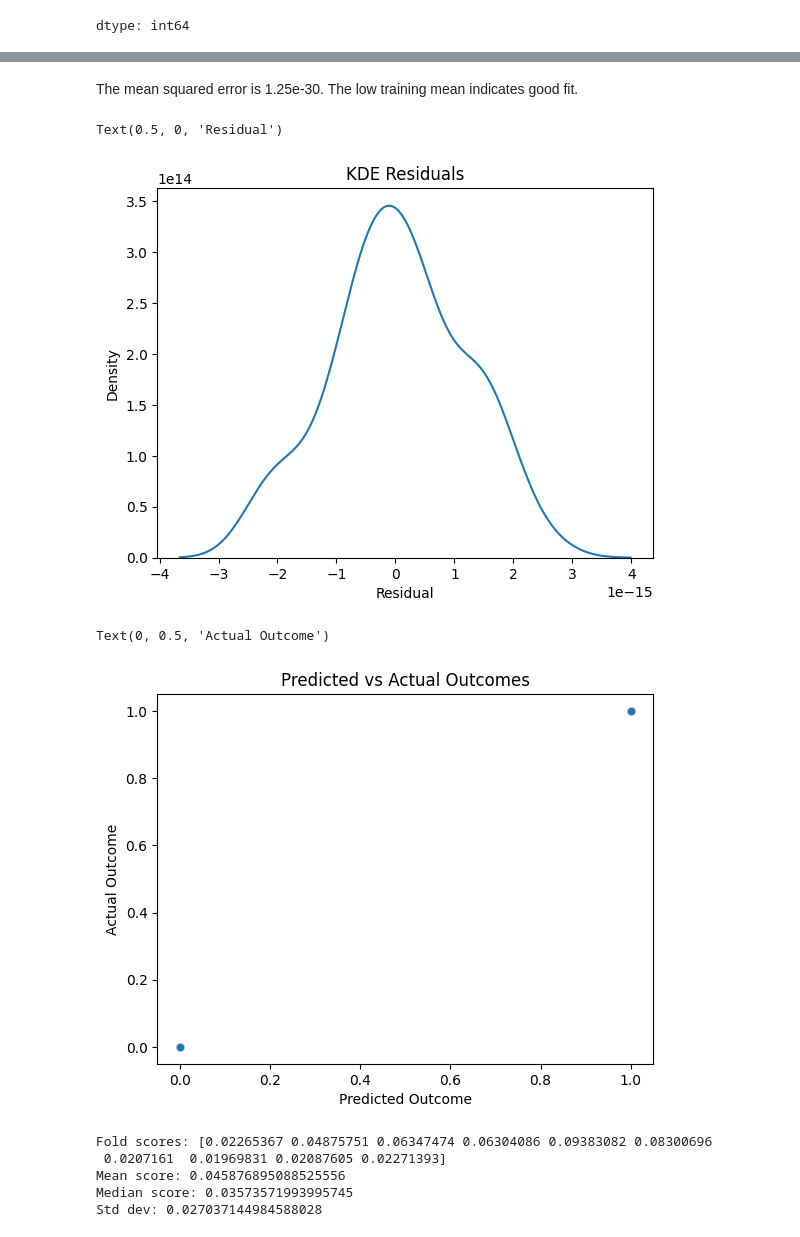
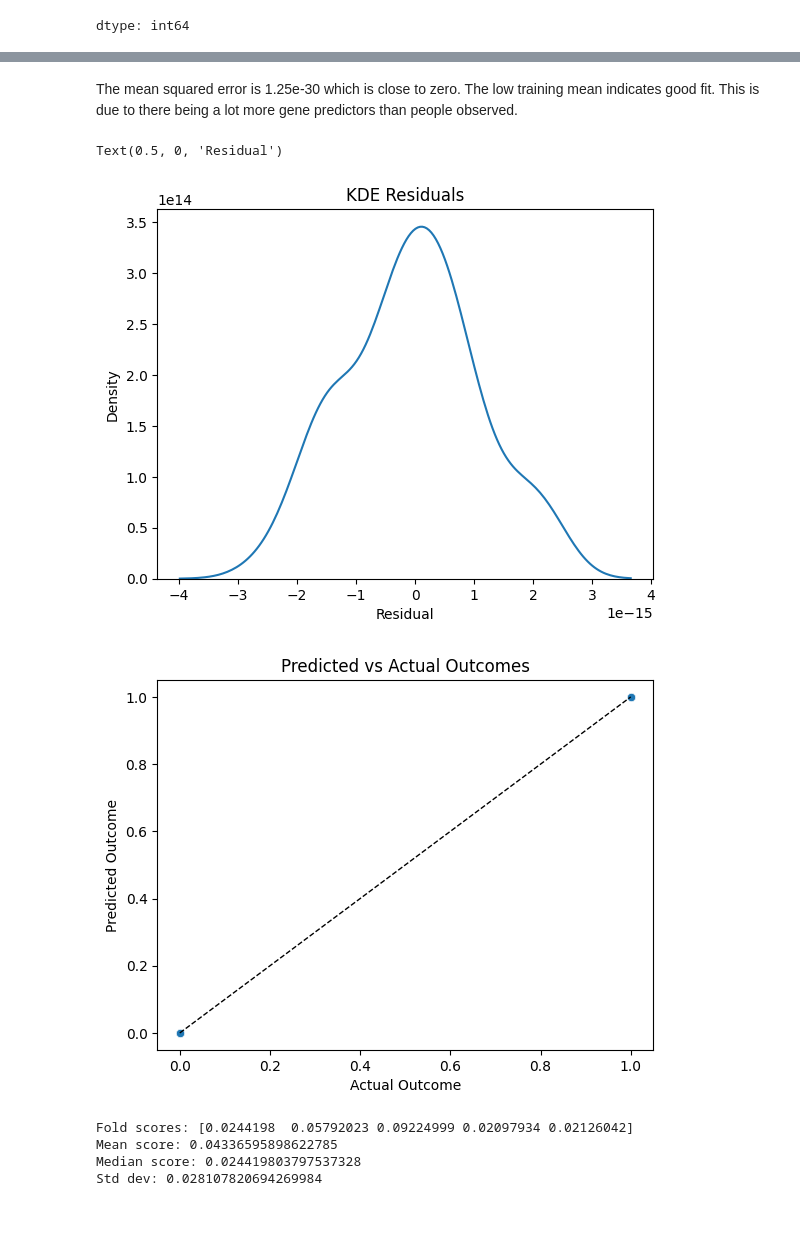
Before and after one commit to arya-rajesh-99/undergrad_ml_assignments, a Jupyter notebook: genomics_lab.ipynb, the cells around one changed output, grey strips where cells are left out. Cells and saved outputs as stored; diff of their text form; code cells hidden in the pictures.

```diff
--- a/genomics_lab.ipynb
+++ b/genomics_lab.ipynb
@@ -62,7 +70,9 @@ mapper = {
     'aml': 1
 }
 
-df['y'] = df['cancer'].map(mapper)
-genes = df.drop(['Samples', 'BM.PB', 'Gender', 'Source', 'tissue.mf', 'cancer', 'y'], axis=1)
-y= df['y']
+df['outcome'] = df['cancer'].map(mapper)
+df[['Samples', 'cancer', 'outcome']].head()
+
+X = df.drop(['Samples', 'BM.PB', 'Gender', 'Source', 'tissue.mf', 'cancer', 'outcome'], axis=1)
+y = df['outcome']
 # %%
@@ -87,16 +84,9 @@ genes.head()
 # %%
-from sklearn.linear_model import LinearRegression
-from sklearn.metrics import mean_squared_error
-mse = lambda y,y_hat: np.sum( (y-y_hat)**2 )/len(y)
+#linear regression
+#edited
+ols = LinearRegression().fit(X, y)
+y_hat_ols = ols.predict(X)
+resids = y_hat_ols - y
 
-y = df['y']
-x = genes
-model = LinearRegression()
-model.fit(x,y)
-y_hat = model.predict(x)
-print(f'Mean squared error:{mean_squared_error(y, y_hat)}')
-print(f'Model Intercept: {model.intercept_}')
-pd.DataFrame({'variable':model.feature_names_in_, 'coefficient':model.coef_ })
-resid = y - y_hat
-resid.describe()
+print(f'OLS training MSE: {mse(y, y_hat_ols)}')
 # %% [output]
@@ -115,32 +94,34 @@ dtype: float64
 # %% [markdown]
-The mean squared error is 1.25e-30. The low training mean indicates good fit.
+The mean squared error is 1.25e-30 which is close to zero. The low training mean indicates good fit. This is due to there being a lot more gene predictors than people observed.
 # %%
-sns.kdeplot(resid)
+#rerun
+
+sns.kdeplot(resids)
 plt.title("KDE Residuals")
 plt.xlabel("Residual")
 # %% [output]
 Text(0.5, 0, 'Residual')
-[figure, old version]
+[figure, new version]
 # %%
-sns.scatterplot(x=y_hat, y=y, alpha = 0.3)
+#rerun and edited
+
+sns.scatterplot(x=y, y=y_hat_ols)
+plt.plot([0, 1], [0, 1], linestyle='--', color='black', linewidth=1)
 plt.title("Predicted vs Actual Outcomes")
-plt.xlabel("Predicted Outcome")
-plt.ylabel("Actual Outcome")
+plt.xlabel("Actual Outcome")
+plt.ylabel("Predicted Outcome")
+
+plt.show()
 # %% [output]
-Text(0, 0.5, 'Actual Outcome')
-[figure, old version]
+[figure, new version]
 # %%
-from sklearn.model_selection import KFold, cross_val_score
-from sklearn.metrics import mean_squared_error
-from sklearn.metrics import make_scorer
+#cross validation
+#edited
 
-
-kfold = KFold(n_splits=10, shuffle=True, random_state=100)
-
-mse_scorer = make_scorer(mean_squared_error, greater_is_better=True)
+kfold = KFold(n_splits=5, shuffle=True, random_state=100)
 
 scores = cross_val_score(
-    model,x,y,
+    LinearRegression(),X,y,
     cv=kfold,
     scoring= 'neg_mean_squared_error'
 )
@@ -150,10 +131,9 @@ print("Mean score:", np.mean(msescore))
 print("Median score:", np.median(msescore))
 print("Std dev:", np.std(msescore))
 # %% [output]
-Fold scores: [0.02265367 0.04875751 0.06347474 0.06304086 0.09383082 0.08300696
- 0.0207161  0.01969831 0.02087605 0.02271393]
-Mean score: 0.045876895088525556
-Median score: 0.03573571993995745
-Std dev: 0.027037144984588028
+Fold scores: [0.0244198  0.05792023 0.09224999 0.02097934 0.02126042]
+Mean score: 0.04336595898622785
+Median score: 0.024419803797537328
+Std dev: 0.028107820694269984
 # %% [markdown]
 
```
Also changed, not shown: parts of 9 cells of this notebook.
